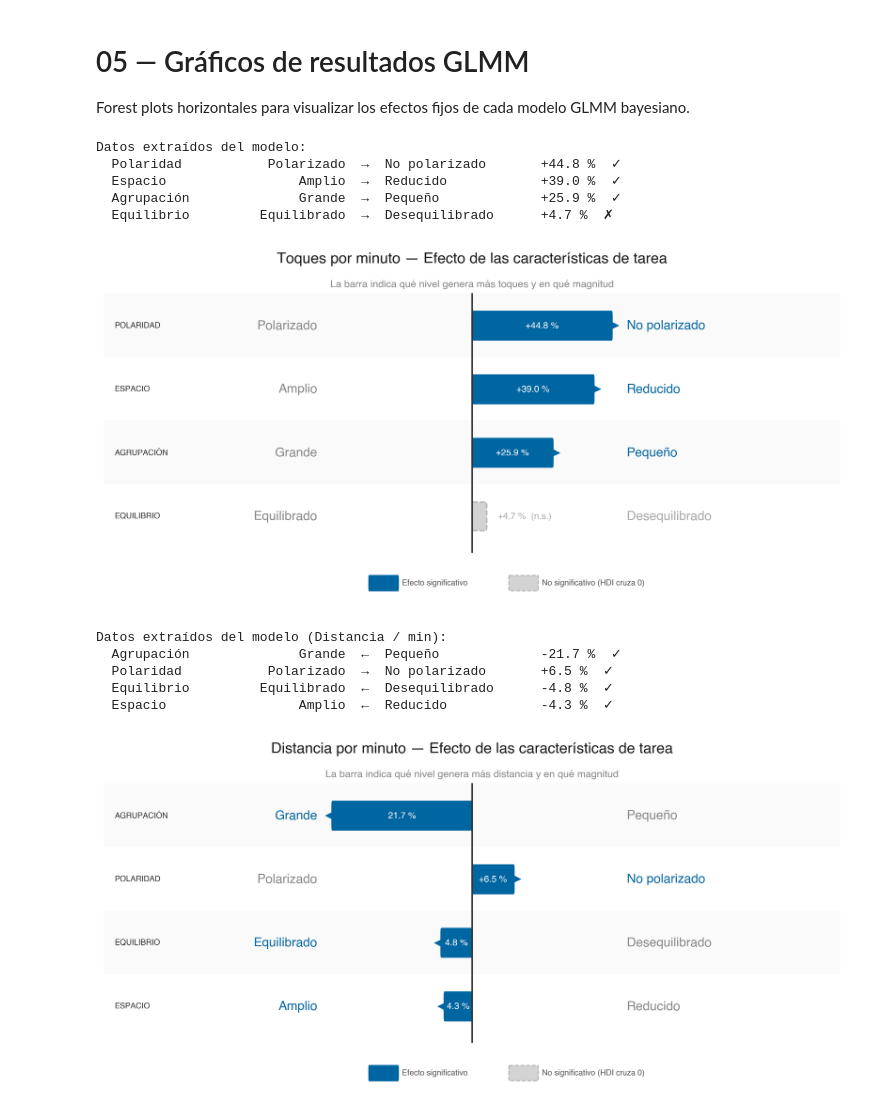
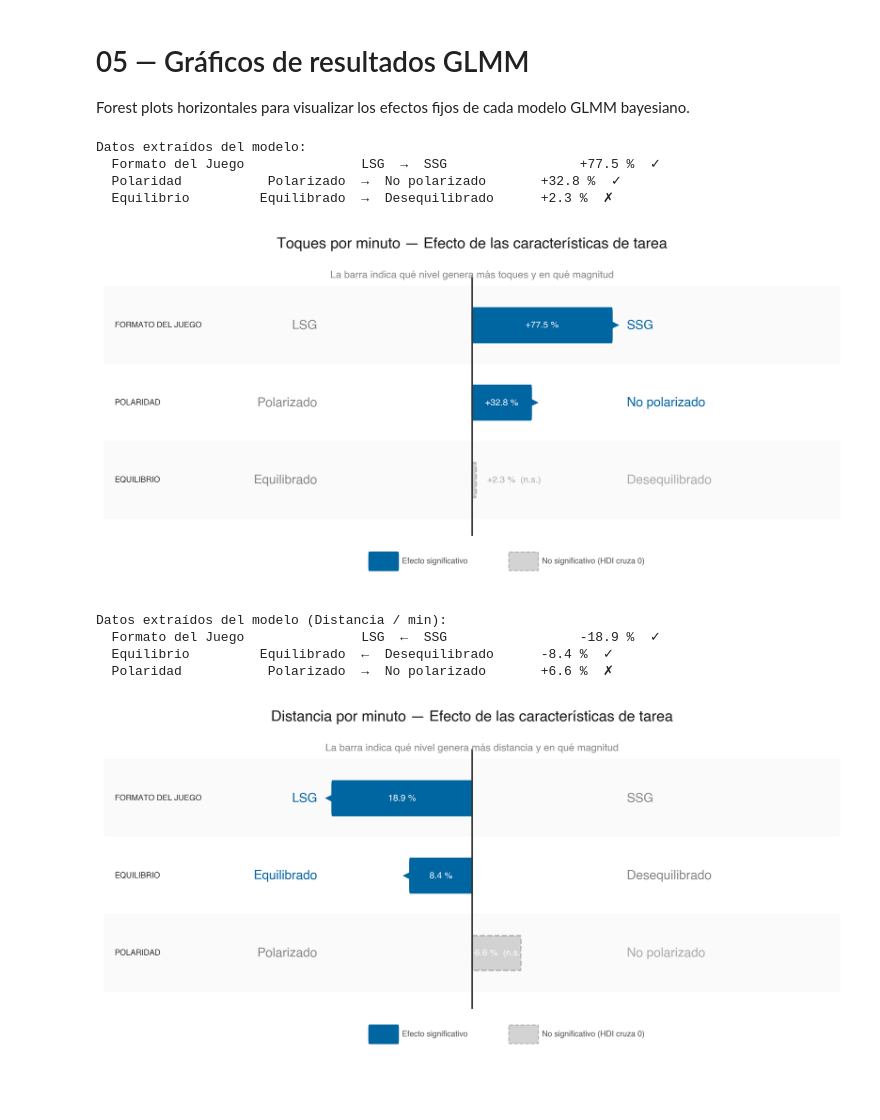
Before and after one commit to Bixen10/TFG-CristianRuiz-ImpactoTecnico, a Jupyter notebook: 04_GLMM/05_graficos.ipynb, the cells around one changed output. Saved outputs shown, nothing was run; the diff lists cells and outputs as text; code cells hidden in the pictures.

```diff
--- a/04_GLMM/05_graficos.ipynb
+++ b/04_GLMM/05_graficos.ipynb
@@ -54,8 +295,7 @@ posterior = idata.posterior
 #             → Equilibrio: Bambi ref = "Desequilibrio", present. ref = "Equilibrio" → flip
 var_map = [
     {"var": "Polaridad",  "param": "Polaridad",  "ref_label": "Polarizado",   "alt_label": "No polarizado",  "flip": True},
-    {"var": "Espacio",    "param": "Espacio",     "ref_label": "Amplio",       "alt_label": "Reducido",       "flip": False},
-    {"var": "Agrupación", "param": "Agrupacion",  "ref_label": "Grande",       "alt_label": "Pequeño",        "flip": False},
+    {"var": "Formato del Juego", "param": "Formato_del_Juego", "ref_label": "LSG", "alt_label": "SSG", "flip": False},
     {"var": "Equilibrio", "param": "Equilibrio",  "ref_label": "Equilibrado",  "alt_label": "Desequilibrado", "flip": True},
 ]
 
@@ -192,38 +432,37 @@ sig_patch = FancyBboxPatch(
     boxstyle="round,pad=0,rounding_size=0.06",
     facecolor=BLUE, edgecolor=BLUE, linewidth=1, zorder=3)
 ax_f.add_patch(sig_patch)
 ax_f.text(CENTER - 9.5, leg_y, "Efecto significativo",
           ha="left", va="center", fontsize=7.5, color="#555555", fontfamily=FONT)
 
 ns_patch = FancyBboxPatch(
     (CENTER + 5, leg_y - 0.12), 4, 0.24,
     boxstyle="round,pad=0,rounding_size=0.06",
     facecolor=NS_BAR, edgecolor=GREY, linewidth=1,
     linestyle="--", alpha=0.85, zorder=3)
 ax_f.add_patch(ns_patch)
 ax_f.text(CENTER + 9.5, leg_y, "No significativo (HDI cruza 0)",
           ha="left", va="center", fontsize=7.5, color="#555555", fontfamily=FONT)
 
 # ── Título y subtítulo ───────────────────────────────────────────
 ax_f.text(CENTER, -1.05,
           "Toques por minuto — Efecto de las características de tarea",
           ha="center", va="center", fontsize=14, fontweight="bold",
           color="#1a1a1a", fontfamily=FONT, zorder=10)
 ax_f.text(CENTER, -0.65,
           "La barra indica qué nivel genera más toques y en qué magnitud",
           ha="center", va="center", fontsize=9.5, color="#888888",
           fontstyle="italic", fontfamily=FONT, zorder=10)
 
 fig_f.patch.set_facecolor("white")
 fig_f.tight_layout()
 plt.show()
 # %% [output]
 Datos extraídos del modelo:
-  Polaridad           Polarizado  →  No polarizado       +44.8 %  ✓
-  Espacio                 Amplio  →  Reducido            +39.0 %  ✓
-  Agrupación              Grande  →  Pequeño             +25.9 %  ✓
-  Equilibrio         Equilibrado  →  Desequilibrado      +4.7 %  ✗
+  Formato del Juego               LSG  →  SSG                 +77.5 %  ✓
+  Polaridad           Polarizado  →  No polarizado       +32.8 %  ✓
+  Equilibrio         Equilibrado  →  Desequilibrado      +2.3 %  ✗
-[figure, old version]
+[figure, new version]
 # %%
 # ═══════════════════════════════════════════════════════════════════
 # VARIANTE F — Barra divergente limpia · columnas tripartitas
@@ -251,8 +490,7 @@ posterior_dist = idata_dist.posterior
 #       Equilibrio: Bambi ref = "Desequilibrio", present. ref = "Equilibrio" → flip
 var_map_dist = [
     {"var": "Polaridad",  "param": "Polaridad",  "ref_label": "Polarizado",   "alt_label": "No polarizado",  "flip": True},
-    {"var": "Espacio",    "param": "Espacio",     "ref_label": "Amplio",       "alt_label": "Reducido",       "flip": False},
-    {"var": "Agrupación", "param": "Agrupacion",  "ref_label": "Grande",       "alt_label": "Pequeño",        "flip": False},
+    {"var": "Formato del Juego", "param": "Formato_del_Juego", "ref_label": "LSG", "alt_label": "SSG", "flip": False},
     {"var": "Equilibrio", "param": "Equilibrio",  "ref_label": "Equilibrado",  "alt_label": "Desequilibrado", "flip": True},
 ]
 
@@ -435,11 +673,10 @@ fig_d.tight_layout()
 plt.show()
 # %% [output]
 Datos extraídos del modelo (Distancia / min):
-  Agrupación              Grande  ←  Pequeño             -21.7 %  ✓
-  Polaridad           Polarizado  →  No polarizado       +6.5 %  ✓
-  Equilibrio         Equilibrado  ←  Desequilibrado      -4.8 %  ✓
-  Espacio                 Amplio  ←  Reducido            -4.3 %  ✓
+  Formato del Juego               LSG  ←  SSG                 -18.9 %  ✓
+  Equilibrio         Equilibrado  ←  Desequilibrado      -8.4 %  ✓
+  Polaridad           Polarizado  →  No polarizado       +6.6 %  ✗
-[figure, old version]
+[figure, new version]
 # %%
 # ═══════════════════════════════════════════════════════════════════
 # VARIANTE F — Barra divergente doble · Hurdle Gamma
```
Also changed, not shown: parts of 4 cells of this notebook, 43 other files.
